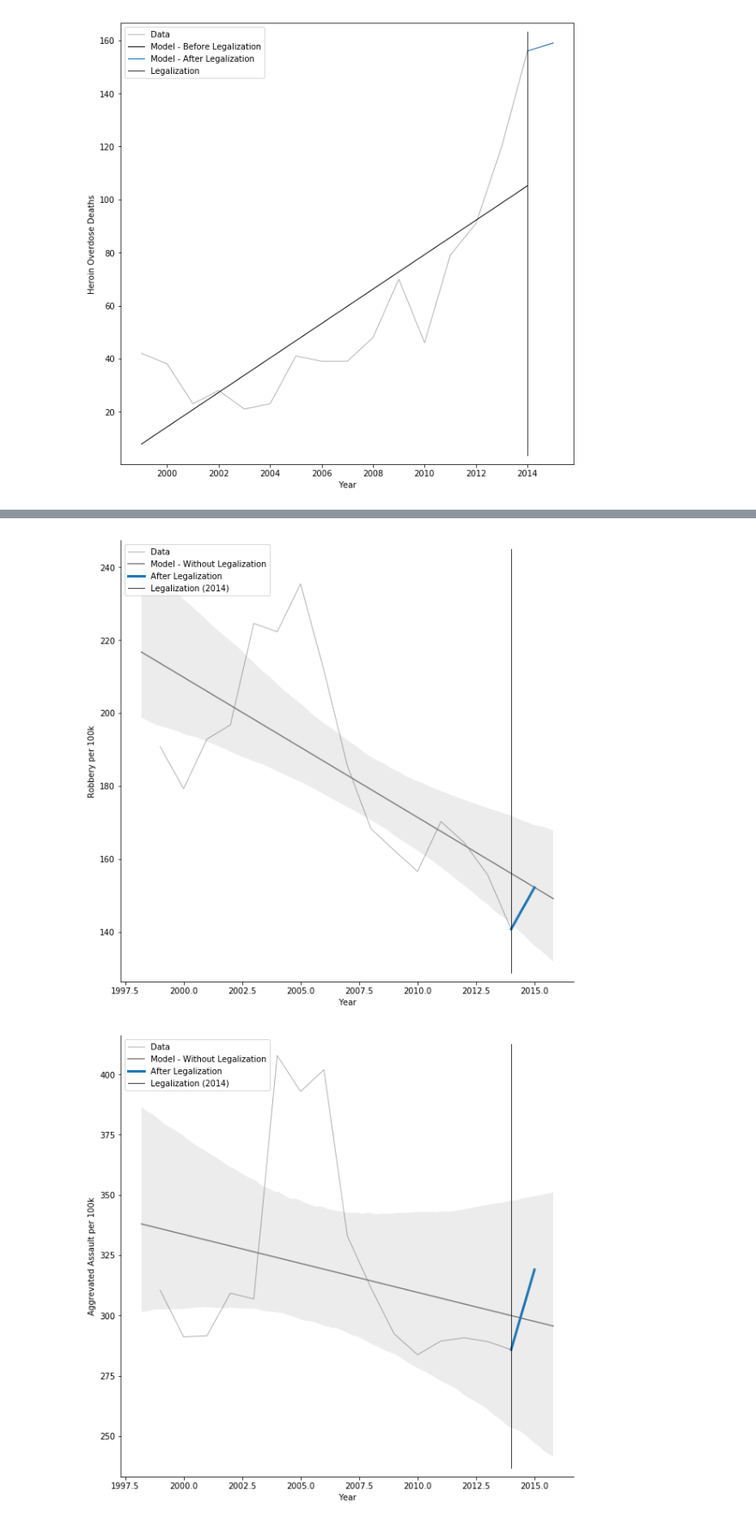
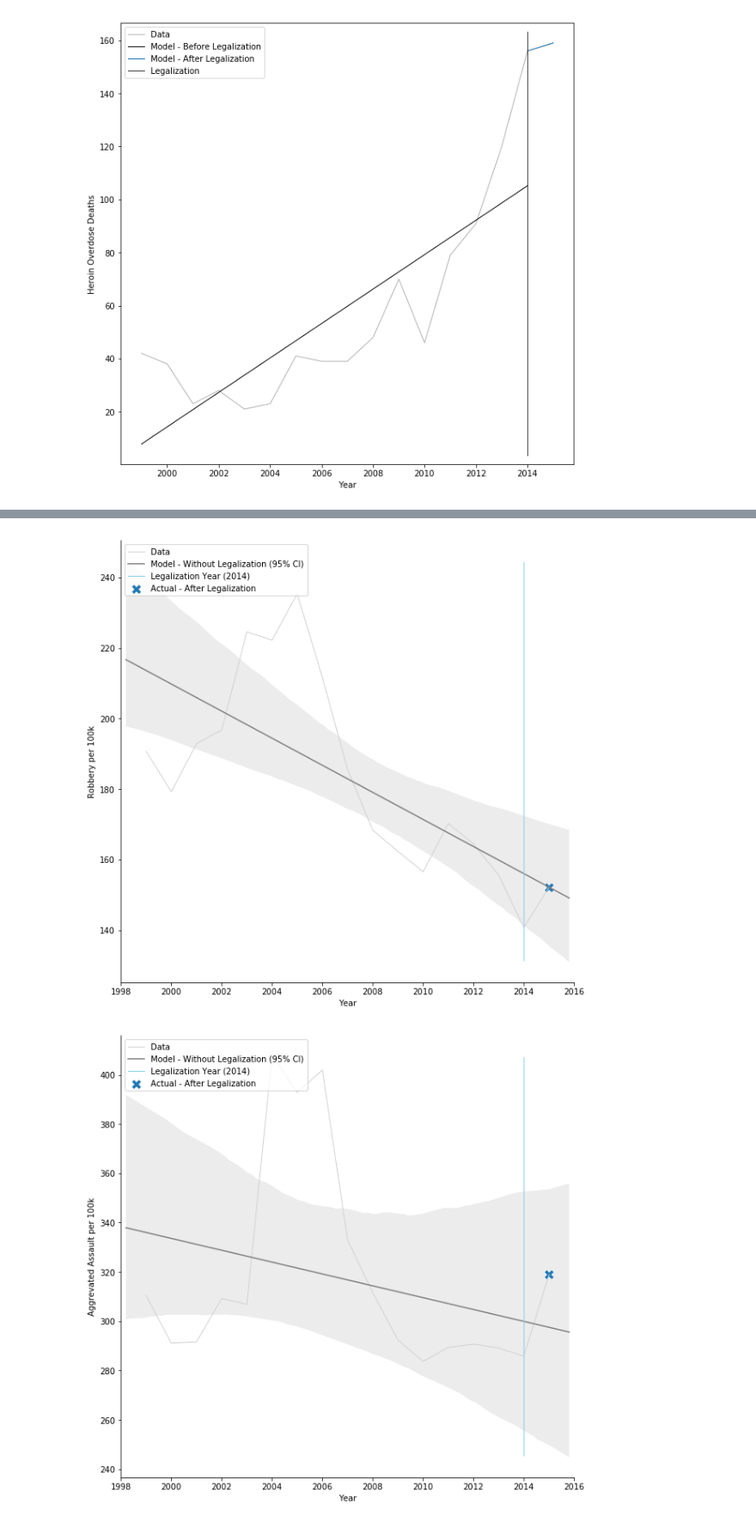
Before and after one commit to displaced-lobster/BDC2019, a Jupyter notebook: Recreational Cannabis.ipynb, the cells around one changed output, grey strips where cells are left out. Shown at 86% size. Saved outputs shown, nothing was run; the diff lists cells and outputs as text; code cells hidden in the pictures.

Commit message:
Tweak styles and update graphics.

```diff
--- a/Recreational Cannabis.ipynb
+++ b/Recreational Cannabis.ipynb
@@ -224,18 +224,24 @@ plt.show()
 # %% [output]
 [figure]
 # %%
-def plot_models(label, data, data_before, model_after, ylabel, leg_year=2014, order=1, year='Year'):
+def plot_models(label, data, data_before, model_after, ylabel, leg_year=2014, order=1, year='Year', filename=None):
     plt.figure(figsize=(10, 10))
-    ax = sns.lineplot(x=year, y=label, data=data, color=GREY, label='Data', ci=None)
-    ax = sns.regplot(x=year, y=label, data=data_before, label='Model - Without Legalization',
-                     order=order, scatter=False, color=GREY1)
-    sns.set_context(rc={"lines.linewidth": 3})
-    ax = sns.lineplot(x='Year', y=label, data=model_after, label='After Legalization')
-    sns.set_context(rc={"lines.linewidth": 1})
+    ax = sns.lineplot(x=year, y=label, data=data, color='lightgray', label='Data', ci=None)
+    ax = sns.regplot(x=year, y=label, data=data_before, label='Model - Without Legalization (95% CI)',
+                     order=order, scatter=False, color='gray')
+    #ax = sns.lineplot(x='Year', y=label, data=model_after, label='Actual - After Legalization')
+    ax = sns.scatterplot(x='Year', y=label, data=model_after[model_after['Year'] == 2015],
+                         label='Actual - After Legalization', s=150, marker='X')
+    ax.set(xlim=(1998, 2016))
     sns.despine()
-    plt.axvline(leg_year, 0.02, 0.98, c=DARKGREY, label='Legalization (' + str(leg_year) + ')')
+    plt.axvline(leg_year, 0.05, 0.95, c='skyblue', label='Legalization Year (' + str(leg_year) + ')')
     plt.ylabel(ylabel)
     plt.legend(loc='upper left')
+    if filename is not None:
+        to_clean = '(),. '
+        for symbol in to_clean:
+            filename = filename.replace(symbol, '_')
+        plt.savefig(filename)
     plt.show()
 # %%
 plot_models(od_columns[2], overdose_col, overdose_col_before, overdose_col_after_model,
@@ -313,12 +319,12 @@ plot_models(crime_columns[2], crime_col_gte99, crime_col_before, crime_col_after
 # %%
 plot_models(crime_columns[3], crime_col_gte99, crime_col_before, crime_col_after_model,
-           'Robbery per 100k', year='year')
+           'Robbery per 100k', year='year', filename=crime_columns[3] + '_colorado')
 # %% [output]
-[figure, old version]
+[figure, new version]
 # %%
 plot_models(crime_columns[4], crime_col_gte99, crime_col_before, crime_col_after_model,
-           'Aggrevated Assault per 100k', year='year')
+           'Aggrevated Assault per 100k', year='year', filename=crime_columns[4] + '_colorado')
 # %% [output]
-[figure, old version]
+[figure, new version]
 # %%
 plot_models(crime_columns[2], crime_wash_gte99, crime_wash_before, crime_wash_after_model,
```
Also changed, not shown: parts of 16 cells of this notebook.
